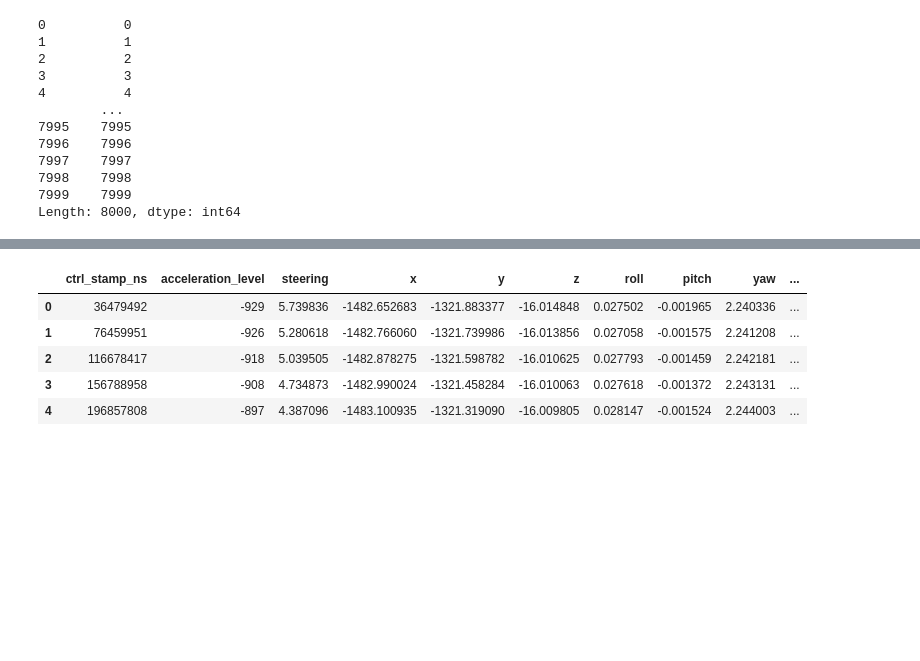
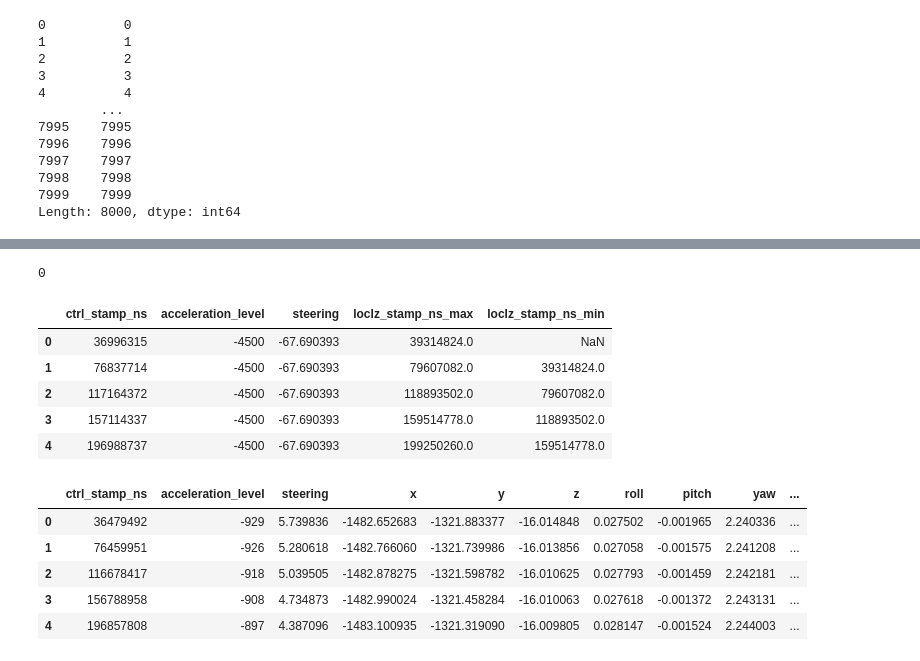
Before and after one commit to rvegrc/self_drive, a Jupyter notebook: self-driving.ipynb, the cells around one changed output, grey strips where cells are left out. Saved outputs shown, nothing was run; the diff lists cells and outputs as text; code cells hidden in the pictures; blank space fills up the shorter version.

Commit message:
debugging find min max

```diff
--- a/self-driving.ipynb
+++ b/self-driving.ipynb
@@ -675,3 +713,60 @@ Length: 8000, dtype: int64
+# %%
+def find_min_max(control:pd.DataFrame, localization:pd.DataFrame):
+    '''Find min and max timestamp in localization for each timestamp in control dataframe'''
+    control['loclz_stamp_ns_max'] = control['stamp_ns'].apply(lambda x: localization.query(f'stamp_ns >= {x}')['stamp_ns'].min())
+
+
+    control['loclz_stamp_ns_max'] = control['stamp_ns'].apply(
+        lambda x: localization['stamp_ns'][0]
+        if x > localization.query(f'stamp_ns < {x}') == 0
+        else localization.query(f'stamp_ns < {x}')['stamp_ns'].max()
+                                    )
+
+
+
+    # control['loclz_stamp_ns_min'] = control['stamp_ns'].apply(lambda x: localization.query(f'stamp_ns' < {x})['stamp_ns'].max())
+    control_2m = control.copy()
+    control_2m.rename(columns={'stamp_ns':'ctrl_stamp_ns'}, inplace=True)
+    return control_2m
+# %%
+control = control_test
+localization = localization_test
+
+len(localization.query(f'stamp_ns <= 36996315'))
+
+# control['loclz_stamp_ns_max'] = control['stamp_ns'].apply(
+    # lambda x: localization.query(f'stamp_ns >= {x}')['stamp_ns'].min() if x > 1000 else None
+                                # )
+
+# localization['stamp_ns'][0], control['stamp_ns'][0]
+
+# localization[localization['stamp_ns'] < 36996315]['stamp_ns'].max()
+
+# control['loclz_stamp_ns_min'] = control['stamp_ns'].apply(lambda x: localization[localization['stamp_ns'] < x]['stamp_ns'].max())
+# control
+# %% [output]
+0
+# %%
+control_2m = find_min_max(control_test, localization_test)
+control_2m.head()
+# localization = localization_test.copy()
+# control_3m = merge_min_max(control_2m, localization_test)
+# control_3m
+
+# coords_cols = ['x', 'y', 'z', 'roll', 'pitch', 'yaw']
+# contr_cols = ['ctrl_stamp_ns', 'acceleration_level', 'steering']
+
+# for col in coords_cols:
+#         control_3m[col] = interpolate_coords(control_3m, f'{col}_min', f'{col}_max')
+
+# control_3m.head()
+# %% [output]
+|  | ctrl_stamp_ns | acceleration_level | steering | loclz_stamp_ns_max | loclz_stamp_ns_min |
+| 0 | 36996315 | -4500 | -67.690393 | 39314824.0 | NaN |
+| 1 | 76837714 | -4500 | -67.690393 | 79607082.0 | 39314824.0 |
+| 2 | 117164372 | -4500 | -67.690393 | 118893502.0 | 79607082.0 |
+| 3 | 157114337 | -4500 | -67.690393 | 159514778.0 | 118893502.0 |
+| 4 | 196988737 | -4500 | -67.690393 | 199250260.0 | 159514778.0 |
 # %%
 ids = test_ids[:20]
 files = ['control.csv', 'localization.csv', 'metadata.json']
```
Also changed, not shown: parts of 19 cells of this notebook.
